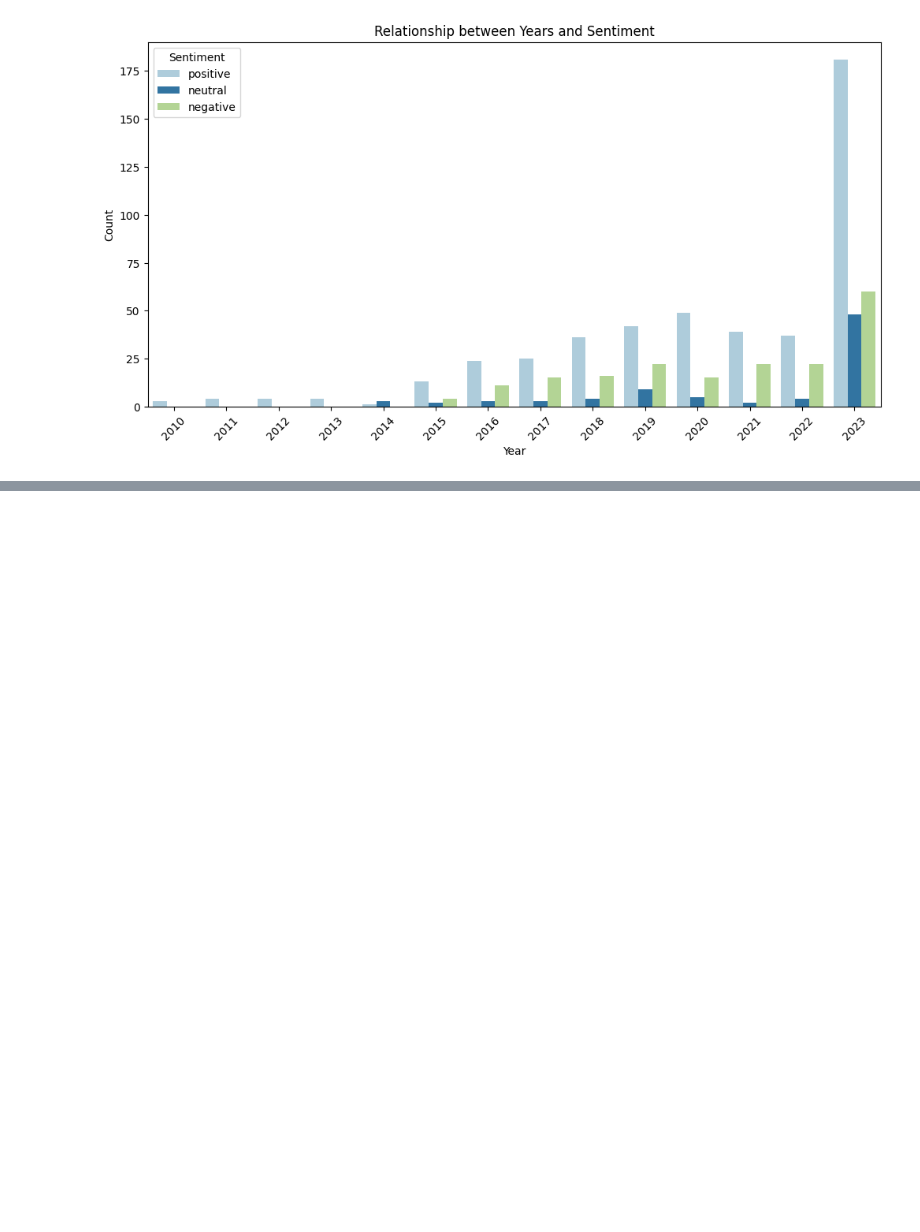
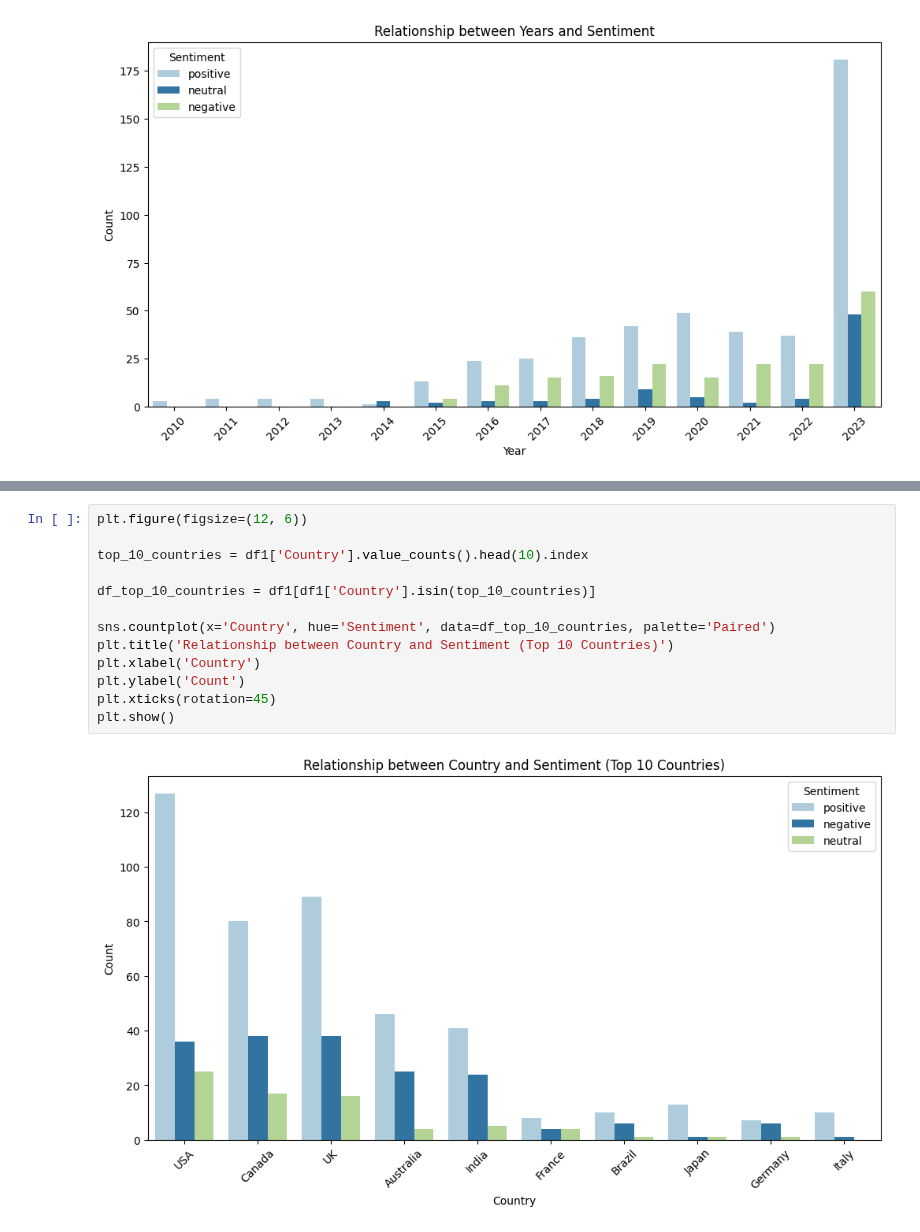
Before and after one commit to NarmathaChandrasekar25/NarmathaChandrasekar25, a Jupyter notebook: use case.ipynb, the cells around one changed output, grey strips where cells are left out. Saved outputs shown, nothing was run; the diff lists cells and outputs as text; blank space fills up the shorter version.

```diff
--- a/use case.ipynb
+++ b/use case.ipynb
@@ -900,0 +530,15 @@ plt.show()
+# %%
+plt.figure(figsize=(12, 6))
+
+top_10_countries = df1['Country'].value_counts().head(10).index
+
+df_top_10_countries = df1[df1['Country'].isin(top_10_countries)]
+
+sns.countplot(x='Country', hue='Sentiment', data=df_top_10_countries, palette='Paired')
+plt.title('Relationship between Country and Sentiment (Top 10 Countries)')
+plt.xlabel('Country')
+plt.ylabel('Count')
+plt.xticks(rotation=45)
+plt.show()
+# %% [output]
+[figure, added]
```
Also changed, not shown: parts of 4 cells of this notebook.
